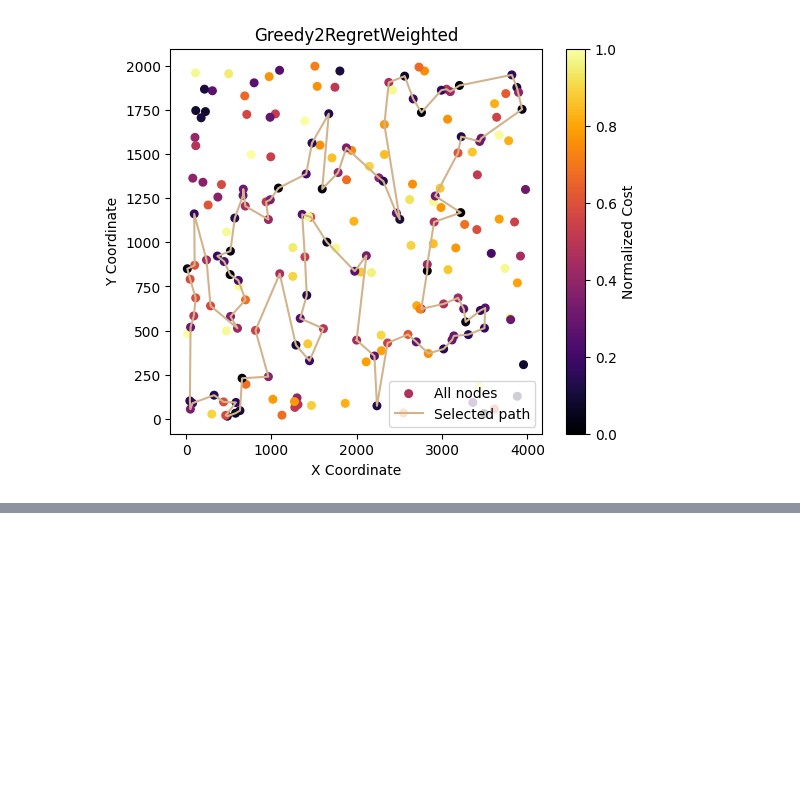
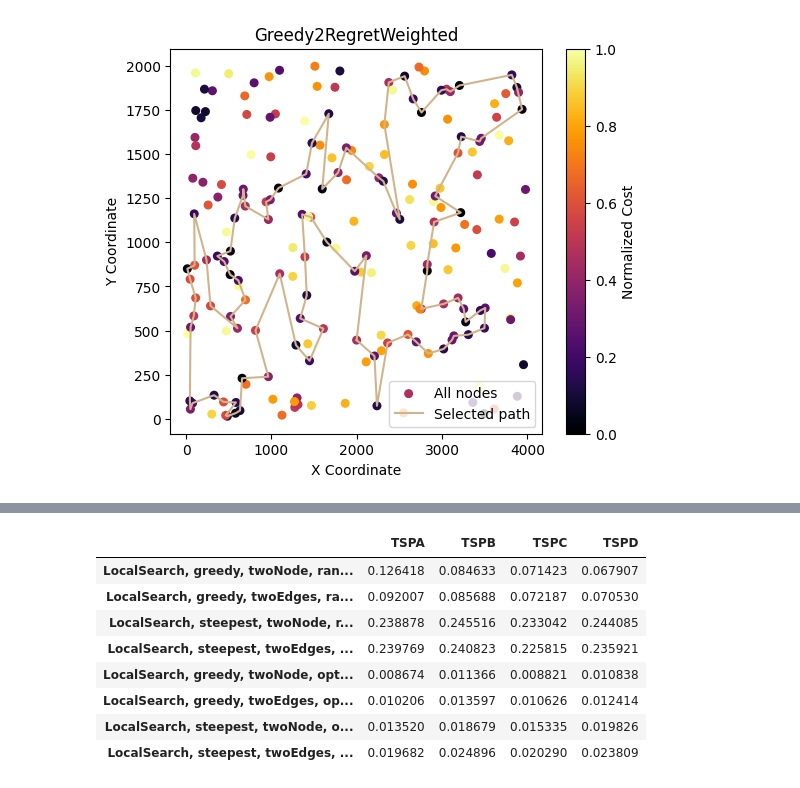
Before and after one commit to mmaecki/ec_greedy_heuristics, a Jupyter notebook: plots.ipynb, the cells around one changed output, grey strips where cells are left out. Saved outputs shown, nothing was run; the diff lists cells and outputs as text; code cells hidden in the pictures; blank space fills up the shorter version.

```diff
--- a/plots.ipynb
+++ b/plots.ipynb
@@ -196,0 +423,20 @@ Greedy2RegretWeighted TSPD
+# %%
+times_df = {}
+collumns = ["TSPA", "TSPB", "TSPC", "TSPD"]
+for method in dataframe.keys():
+    times_df[method] = []
+    for instance in ["TSPA", "TSPB", "TSPC", "TSPD"]:
+        times_df[method].append(dataframe[method][f"time_{instance}"])
+times_df = pd.DataFrame.from_dict(times_df, orient='index', columns=collumns)
+# %%
+times_df
+# %% [output]
+|  | TSPA | TSPB | TSPC | TSPD |
+| LocalSearch, greedy, twoNode, ran... | 0.126418 | 0.084633 | 0.071423 | 0.067907 |
+| LocalSearch, greedy, twoEdges, ra... | 0.092007 | 0.085688 | 0.072187 | 0.070530 |
+| LocalSearch, steepest, twoNode, r... | 0.238878 | 0.245516 | 0.233042 | 0.244085 |
+| LocalSearch, steepest, twoEdges, ... | 0.239769 | 0.240823 | 0.225815 | 0.235921 |
+| LocalSearch, greedy, twoNode, opt... | 0.008674 | 0.011366 | 0.008821 | 0.010838 |
+| LocalSearch, greedy, twoEdges, op... | 0.010206 | 0.013597 | 0.010626 | 0.012414 |
+| LocalSearch, steepest, twoNode, o... | 0.013520 | 0.018679 | 0.015335 | 0.019826 |
+| LocalSearch, steepest, twoEdges, ... | 0.019682 | 0.024896 | 0.020290 | 0.023809 |
```
Also changed, not shown: parts of 17 cells of this notebook, 1 other file.
